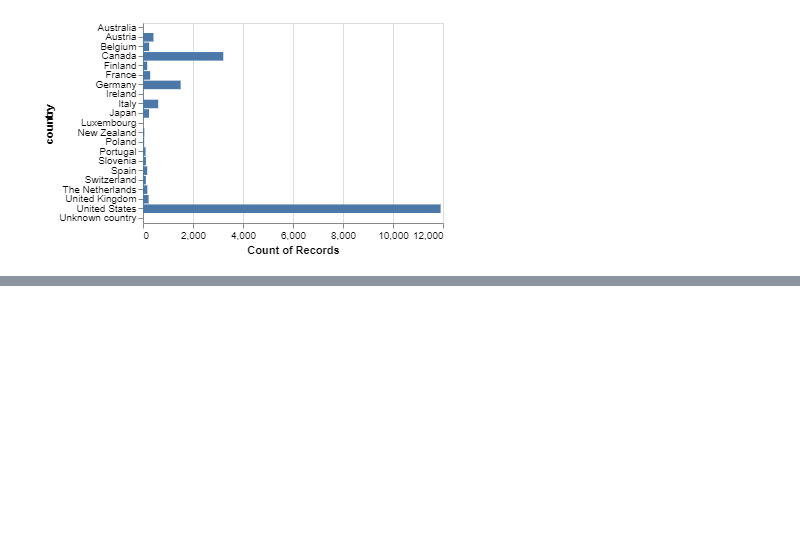
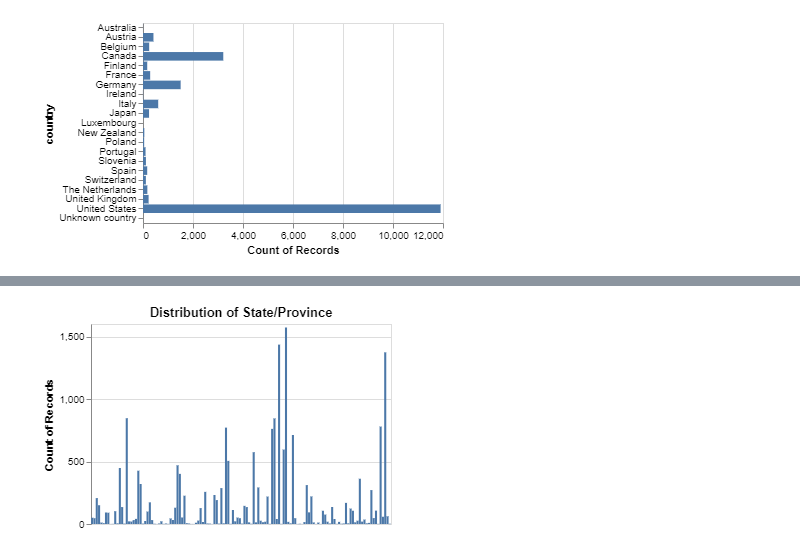
Before and after one commit to UBC-MDS/Giant_Pumpkins_Weight_Prediction, a Jupyter notebook: src/eda/pumpkin_eda.ipynb, the cells around one changed output, grey strips where cells are left out. Cells and saved outputs as stored; diff of their text form; code cells hidden in the pictures; blank space fills up the shorter version.

```diff
--- a/src/eda/pumpkin_eda.ipynb
+++ b/src/eda/pumpkin_eda.ipynb
@@ -98,0 +97,6 @@ alt.Chart(train_df).mark_bar().encode(x="count()", y=alt.Y("country")).propertie
+# %%
+alt.Chart(train_df, title="Distribution of State/Province").mark_bar().encode(
+    y="count()", x=alt.X("state_prov", axis=None)
+).properties(width=300, height=200)
+# %% [output]
+[figure, added]
```
Also changed, not shown: parts of 8 cells of this notebook, 7 other files.
